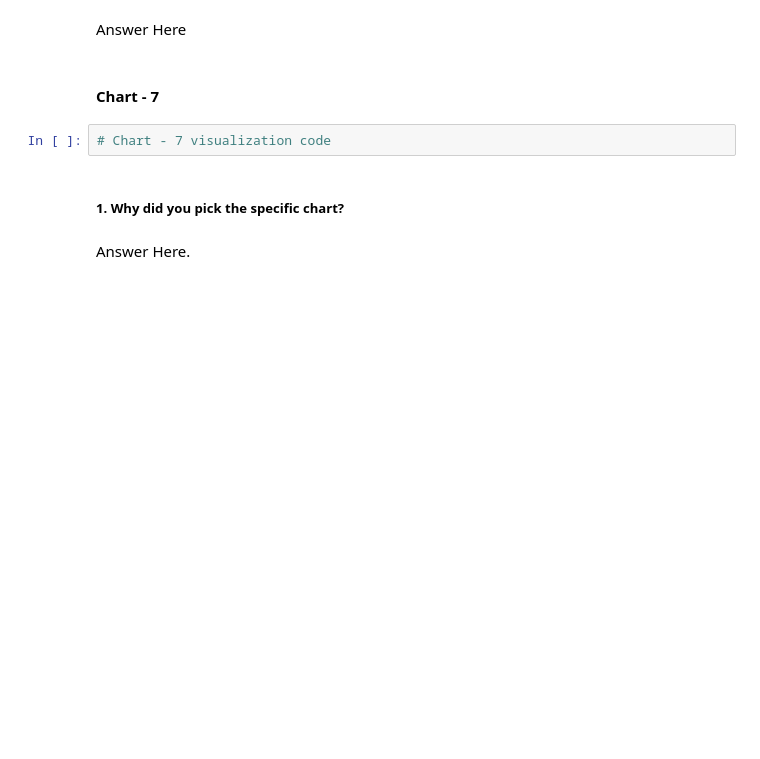
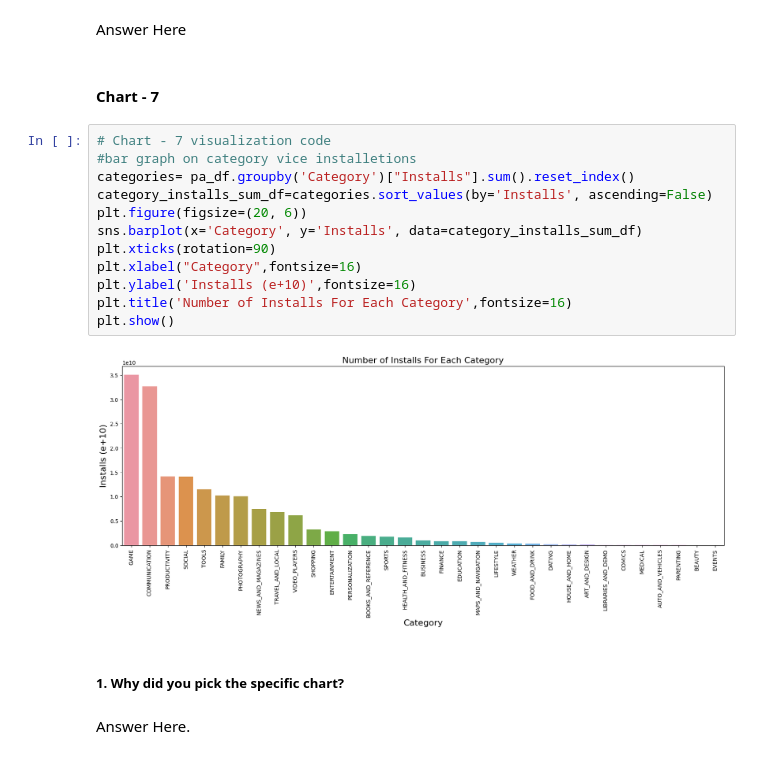
Before and after one commit to Roony0708/Project, a Jupyter notebook: Copy_of_Sample_EDA_Submission_Template3.ipynb, the cells around one changed output. Drawn from its saved outputs; the diff is of its cells as text; blank space fills up the shorter version.

```diff
--- a/Copy_of_Sample_EDA_Submission_Template3.ipynb
+++ b/Copy_of_Sample_EDA_Submission_Template3.ipynb
@@ -822,8 +865,20 @@ Are there any insights that lead to negative growth? Justify with specific reaso
 Answer Here
 # %% [markdown]
 #### Chart - 7
-# %%
-# Chart - 7 visualization code
+# %%
+# Chart - 7 visualization code
+#bar graph on category vice installetions
+categories= pa_df.groupby('Category')["Installs"].sum().reset_index()
+category_installs_sum_df=categories.sort_values(by='Installs', ascending=False)
+plt.figure(figsize=(20, 6))
+sns.barplot(x='Category', y='Installs', data=category_installs_sum_df)
+plt.xticks(rotation=90)
+plt.xlabel("Category",fontsize=16)
+plt.ylabel('Installs (e+10)',fontsize=16)
+plt.title('Number of Installs For Each Category',fontsize=16)
+plt.show()
+# %% [output]
+[figure, added]
 # %% [markdown]
 ##### 1. Why did you pick the specific chart?
 # %% [markdown]
```
Also changed, not shown: parts of 81 cells of this notebook.
